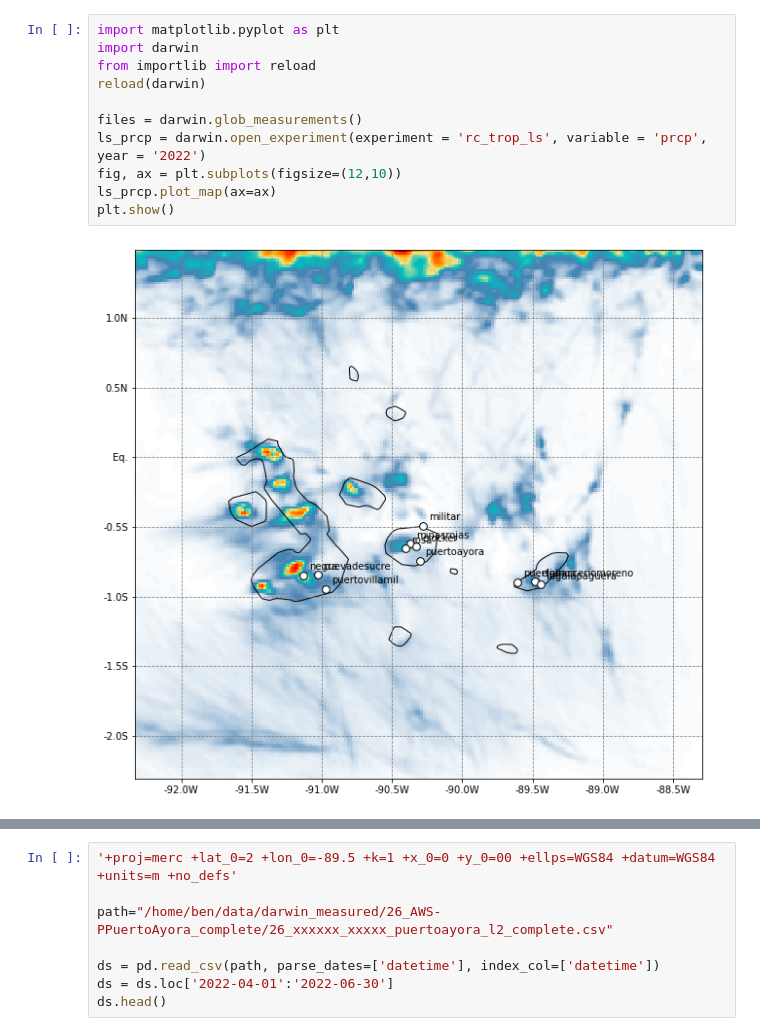
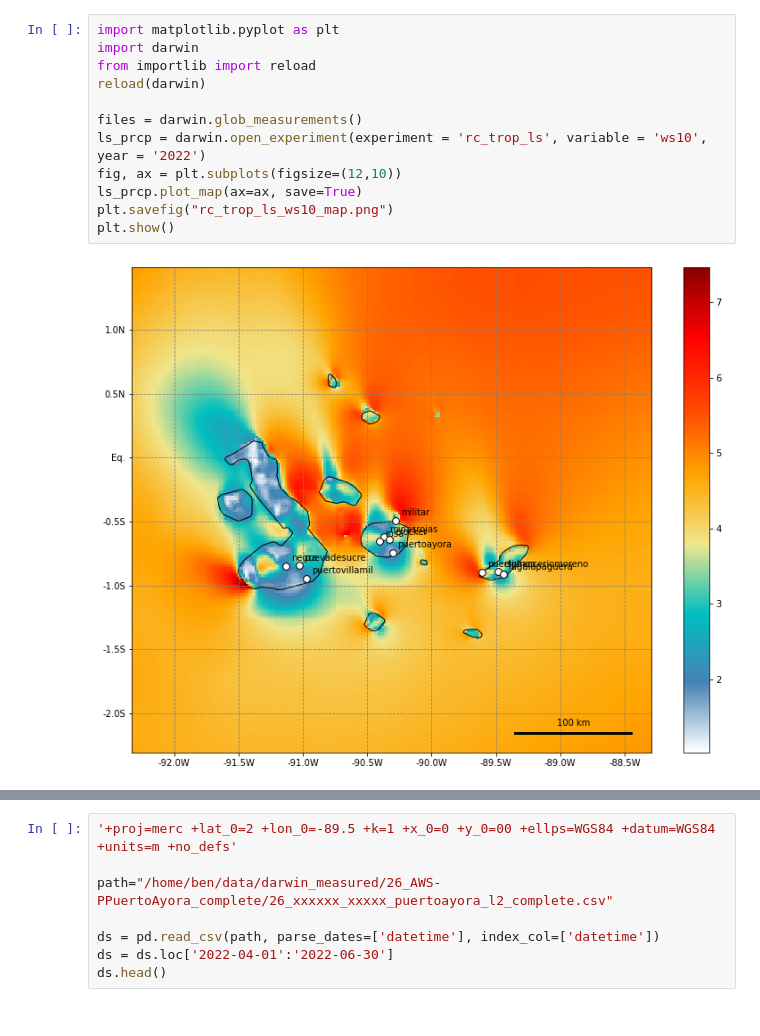
Before and after one commit to benatouba/darwin, a Jupyter notebook: analysis_of_measurements.ipynb, the cells around one changed output, grey strips where cells are left out. Saved outputs shown, nothing was run; the diff lists cells and outputs as text.

```diff
--- a/analysis_of_measurements.ipynb
+++ b/analysis_of_measurements.ipynb
@@ -1,14 +1,15 @@
 # %%
 import matplotlib.pyplot as plt
 import darwin
 from importlib import reload
 reload(darwin)
 
 files = darwin.glob_measurements()
-ls_prcp = darwin.open_experiment(experiment = 'rc_trop_ls', variable = 'prcp', year = '2022')
+ls_prcp = darwin.open_experiment(experiment = 'rc_trop_ls', variable = 'ws10', year = '2022')
 fig, ax = plt.subplots(figsize=(12,10))
-ls_prcp.plot_map(ax=ax)
+ls_prcp.plot_map(ax=ax, save=True)
+plt.savefig("rc_trop_ls_ws10_map.png")
 plt.show()
 # %% [output]
-[figure, old version]
+[figure, new version]
 # %%
```
Also changed, not shown: parts of 9 cells of this notebook, 3 other files.
